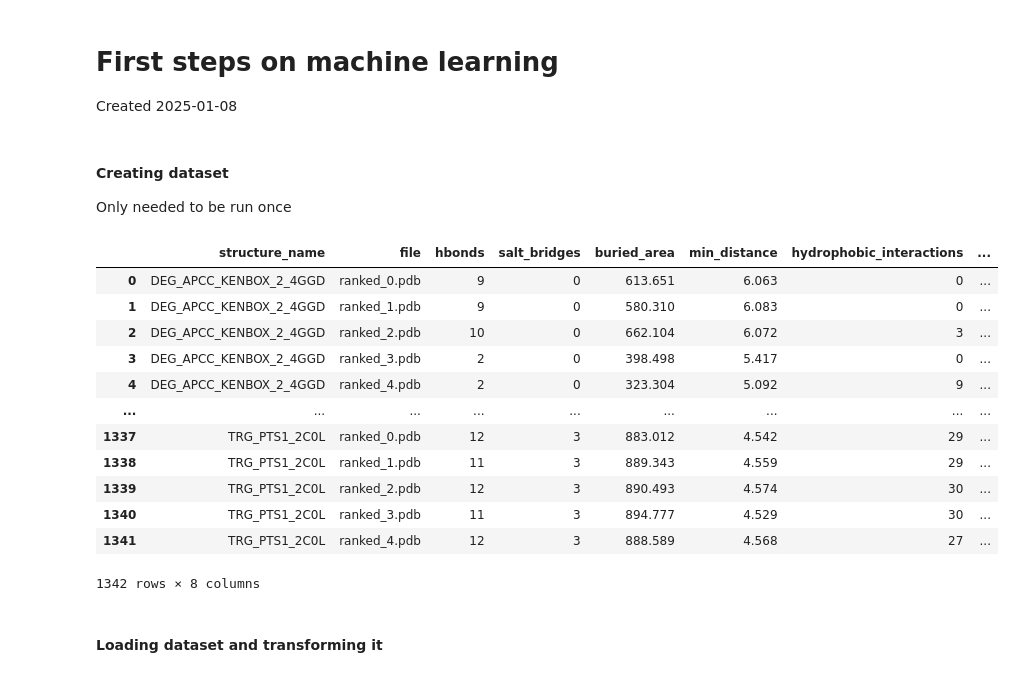
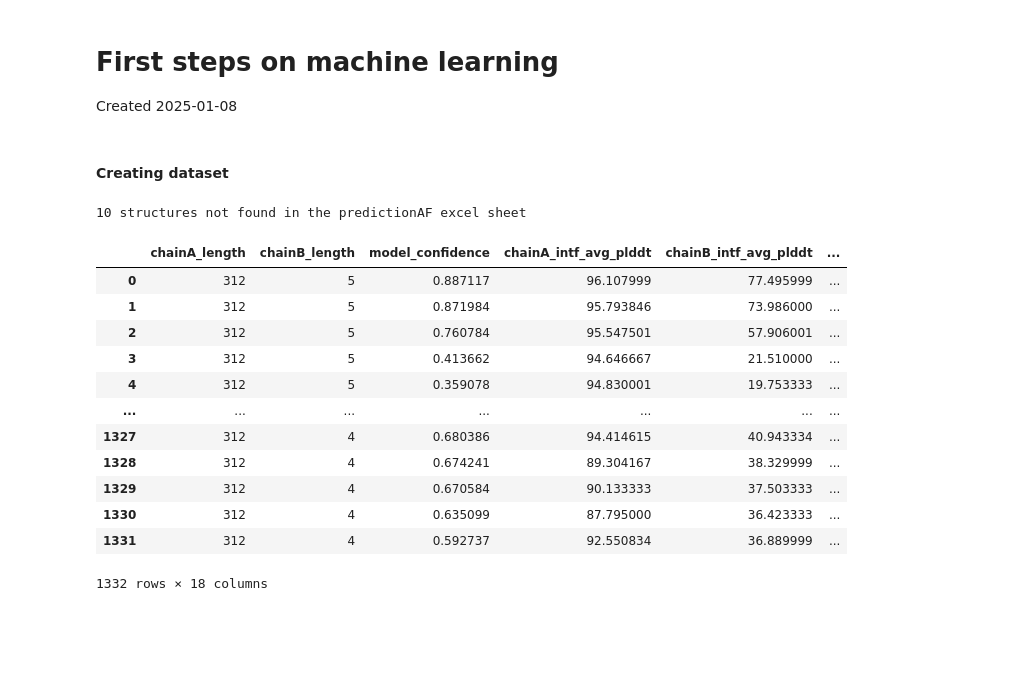
Before and after one commit to andreasmz/bachelorthesis, a Jupyter notebook: machine learning/2025-01-08 ML first steps.ipynb, the cells around one changed output. Saved outputs shown, nothing was run; the diff lists cells and outputs as text; code cells hidden in the pictures; blank space fills up the shorter version.

```diff
--- a/machine learning/2025-01-08 ML first steps.ipynb
+++ b/machine learning/2025-01-08 ML first steps.ipynb
@@ -9,37 +16,36 @@ import numpy as np
 # %% [markdown]
 #### Creating dataset
-Only needed to be run once
 # %%
 # First creating the human readable dataset
-dataAF = pd.read_csv(Path("../ressources//af_structures.csv"))
-dataSolved = pd.read_csv(Path("../ressources//solved_structures.csv"))
+measureAF = pd.read_csv(Path("../ressources//af_structures.csv"))
+measureSolved = pd.read_csv(Path("../ressources//solved_structures.csv"))
 predictionAF = pd.read_excel(Path("../ressources/ISS AF_DMI_structures/AF_prediction_randomized_DMI_results.xlsx"))
 
-predictionAF["model_id"] = predictionAF["model_id"] + ".pdb"
+measureAF["file"] = measureAF["file"].str.replace(".pdb", "")
 
-_dataAF = pd.merge(
-    left=dataAF,
-    right=predictionAF,
-    how='left',
-    left_on=['structure_name', 'file'],
-    right_on=['prediction_name', 'model_id'],
+dataAF = pd.merge(
+    left=predictionAF,
+    right=measureAF,
+    how='inner',
+    left_on=['prediction_name', 'model_id'],
+    right_on=['structure_name', 'file'],
 )
-_dataAF["num_mutation_in_motif"] = _dataAF["num_mutation_in_motif"].replace({np.nan: "Unkown"})
-_dataAF["num_mutation_in_motif"] = _dataAF["num_mutation_in_motif"].replace({"known minimal": "Positive"})
-_dataAF["num_mutation_in_motif"] = _dataAF["num_mutation_in_motif"].replace({"random minimal": "Negative"})
-dataAF = _dataAF[[*dataAF.columns, "num_mutation_in_motif"]]
+if len(measureAF) > len(dataAF):
+    print(f"{len(measureAF) - len(dataAF)} structures not found in the predictionAF excel sheet")
+dataAF.drop(columns=["structure_name", "file", "prediction_name", "model_id", "num_mutation_in_motif"], inplace=True)
 dataAF
 # %% [output]
+10 structures not found in the predictionAF excel sheet
-|  | structure_name | file | hbonds | salt_bridges | buried_area | min_distance | hydrophobic_interactions | ... |
-| 0 | DEG_APCC_KENBOX_2_4GGD | ranked_0.pdb | 9 | 0 | 613.651 | 6.063 | 0 | ... |
-| 1 | DEG_APCC_KENBOX_2_4GGD | ranked_1.pdb | 9 | 0 | 580.310 | 6.083 | 0 | ... |
-| 2 | DEG_APCC_KENBOX_2_4GGD | ranked_2.pdb | 10 | 0 | 662.104 | 6.072 | 3 | ... |
-| 3 | DEG_APCC_KENBOX_2_4GGD | ranked_3.pdb | 2 | 0 | 398.498 | 5.417 | 0 | ... |
-| 4 | DEG_APCC_KENBOX_2_4GGD | ranked_4.pdb | 2 | 0 | 323.304 | 5.092 | 9 | ... |
-| ... | ... | ... | ... | ... | ... | ... | ... | ... |
-| 1337 | TRG_PTS1_2C0L | ranked_0.pdb | 12 | 3 | 883.012 | 4.542 | 29 | ... |
-| 1338 | TRG_PTS1_2C0L | ranked_1.pdb | 11 | 3 | 889.343 | 4.559 | 29 | ... |
-| 1339 | TRG_PTS1_2C0L | ranked_2.pdb | 12 | 3 | 890.493 | 4.574 | 30 | ... |
-| 1340 | TRG_PTS1_2C0L | ranked_3.pdb | 11 | 3 | 894.777 | 4.529 | 30 | ... |
-| 1341 | TRG_PTS1_2C0L | ranked_4.pdb | 12 | 3 | 888.589 | 4.568 | 27 | ... |
+|  | chainA_length | chainB_length | model_confidence | chainA_intf_avg_plddt | chainB_intf_avg_plddt | ... |
+| 0 | 312 | 5 | 0.887117 | 96.107999 | 77.495999 | ... |
+| 1 | 312 | 5 | 0.871984 | 95.793846 | 73.986000 | ... |
+| 2 | 312 | 5 | 0.760784 | 95.547501 | 57.906001 | ... |
+| 3 | 312 | 5 | 0.413662 | 94.646667 | 21.510000 | ... |
+| 4 | 312 | 5 | 0.359078 | 94.830001 | 19.753333 | ... |
+| ... | ... | ... | ... | ... | ... | ... |
+| 1327 | 312 | 4 | 0.680386 | 94.414615 | 40.943334 | ... |
+| 1328 | 312 | 4 | 0.674241 | 89.304167 | 38.329999 | ... |
+| 1329 | 312 | 4 | 0.670584 | 90.133333 | 37.503333 | ... |
+| 1330 | 312 | 4 | 0.635099 | 87.795000 | 36.423333 | ... |
+| 1331 | 312 | 4 | 0.592737 | 92.550834 | 36.889999 | ... |
-1342 rows × 8 columns
+1332 rows × 18 columns
@@ -48,2 +51,0 @@ dataAF
-# %% [markdown]
-#### Loading dataset and transforming it
```
Also changed, not shown: parts of 27 cells of this notebook, 2 other files.
